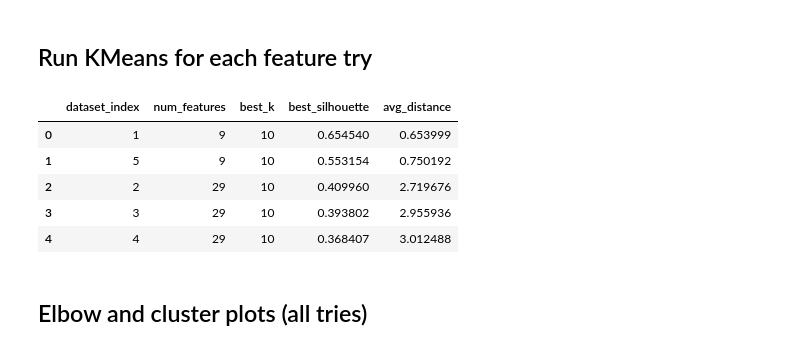
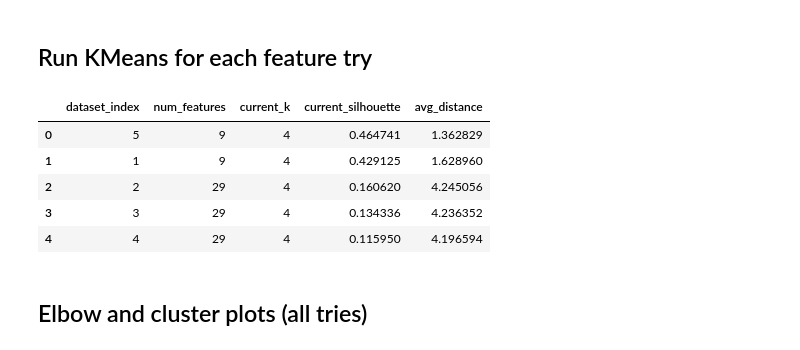
Before and after one commit to ImRoodyDev/HHS-Pyhthon-Pipeline, a Jupyter notebook: DEAI/WEEK 9/clustering.ipynb, the cells around one changed output. Cells and saved outputs as stored; diff of their text form; code cells hidden in the pictures.

```diff
--- a/DEAI/WEEK 9/clustering.ipynb
+++ b/DEAI/WEEK 9/clustering.ipynb
@@ -63,31 +74,36 @@ Try 5: ['Lot Area', 'Overall Qual', 'House Style_1.5Unf', 'House Style_1Story',
 # %% [markdown]
 ## Run KMeans for each feature try
 # %%
+# Store full output for each feature try
 results = []
-k_values = range(2, 11)
+
+# Hard-coded k value (change this based on your own analysis)
+current_k = 4
 
 for dataset_index, features in enumerate(datasets, start=1):
+    # Keep only required columns and remove missing rows
     clustering_df = df_hot_reloaded[features].dropna().copy()
 
+    # Scale features so distance-based clustering behaves well
     scaler = StandardScaler()
     X_scaled = scaler.fit_transform(clustering_df)
 
-    inertias = []
-    silhouettes = []
+    # Build elbow data (range of k and corresponding inertias)
+    elbow_k_values = list(range(2, 21))
+    elbow_inertias = []
 
-    for k in k_values:
-        km = KMeans(n_clusters=k, random_state=42, n_init=20)
-        labels_k = km.fit_predict(X_scaled)
-        inertias.append(km.inertia_)
-        silhouettes.append(silhouette_score(X_scaled, labels_k))
+    for k in elbow_k_values:
+        km_elbow = KMeans(n_clusters=k, random_state=42, n_init=20)
+        km_elbow.fit(X_scaled)
+        elbow_inertias.append(km_elbow.inertia_)
 
-    best_idx = int(np.argmax(silhouettes))
-    best_k = list(k_values)[best_idx]
+    # Fit KMeans with your chosen fixed k
+    km = KMeans(n_clusters=current_k, random_state=42, n_init=20)
+    labels_k = km.fit_predict(X_scaled)
+    current_silhouette = silhouette_score(X_scaled, labels_k)
 
-    kmeans = KMeans(n_clusters=best_k, random_state=42, n_init=20)
-    cluster_labels = kmeans.fit_predict(X_scaled)
-
-    all_distances = euclidean_distances(X_scaled, kmeans.cluster_centers_)
+    # Compute distance from each sample to its nearest center
+    all_distances = euclidean_distances(X_scaled, km.cluster_centers_)
     min_distances = all_distances.min(axis=1)
 
     cluster_distance_series = pd.Series(
@@ -96,57 +112,61 @@ for dataset_index, features in enumerate(datasets, start=1):
         name="distance_to_center",
     )
 
+    # Compute mean distance per cluster
     cluster_distance_mean = (
         pd.DataFrame({
-            "cluster": cluster_labels,
+            "cluster": labels_k,
             "distance_to_center": min_distances,
         })
         .groupby("cluster")["distance_to_center"]
         .mean()
         .rename("mean_distance")
     )
 
-    centers_original = scaler.inverse_transform(kmeans.cluster_centers_)
+    # Convert cluster centers back to original scale for readability
+    centers_original = scaler.inverse_transform(km.cluster_centers_)
     cluster_centers_df = pd.DataFrame(centers_original, columns=features)
-    cluster_centers_df.insert(0, "cluster", range(best_k))
+    cluster_centers_df.insert(0, "cluster", range(current_k))
     cluster_centers_df.insert(0, "dataset_index", dataset_index)
 
+    # Save everything needed for later plots and tables
     results.append({
         "dataset_index": dataset_index,
         "features": features,
         "data": clustering_df,
         "scaler": scaler,
         "X_scaled": X_scaled,
-        "k_values": list(k_values),
-        "inertias": inertias,
-        "silhouettes": silhouettes,
-        "best_k": best_k,
-        "model": kmeans,
-        "labels": cluster_labels,
+        "current_k": current_k,
+        "current_silhouette": current_silhouette,
+        "model": km,
+        "labels": labels_k,
         "distance_series": cluster_distance_series,
         "distance_mean": cluster_distance_mean,
         "centers_df": cluster_centers_df,
+        "elbow_k_values": elbow_k_values,
+        "elbow_inertias": elbow_inertias,
     })
 
+# Build a compact comparison table for all tries
 results_summary = pd.DataFrame([
     {
         "dataset_index": run["dataset_index"],
         "num_features": len(run["features"]),
-        "best_k": run["best_k"],
-        "best_silhouette": max(run["silhouettes"]),
+        "current_k": run["current_k"],
+        "current_silhouette": run["current_silhouette"],
         "avg_distance": run["distance_series"].mean(),
     }
     for run in results
-]).sort_values("best_silhouette", ascending=False)
+]).sort_values("current_silhouette", ascending=False)
 
 results_summary.reset_index(drop=True)
 # %% [output]
-|  | dataset_index | num_features | best_k | best_silhouette | avg_distance |
-| 0 | 1 | 9 | 10 | 0.654540 | 0.653999 |
-| 1 | 5 | 9 | 10 | 0.553154 | 0.750192 |
-| 2 | 2 | 29 | 10 | 0.409960 | 2.719676 |
-| 3 | 3 | 29 | 10 | 0.393802 | 2.955936 |
-| 4 | 4 | 29 | 10 | 0.368407 | 3.012488 |
+|  | dataset_index | num_features | current_k | current_silhouette | avg_distance |
+| 0 | 5 | 9 | 4 | 0.464741 | 1.362829 |
+| 1 | 1 | 9 | 4 | 0.429125 | 1.628960 |
+| 2 | 2 | 29 | 4 | 0.160620 | 4.245056 |
+| 3 | 3 | 29 | 4 | 0.134336 | 4.236352 |
+| 4 | 4 | 29 | 4 | 0.115950 | 4.196594 |
 # %% [markdown]
 ## Elbow and cluster plots (all tries)
 # %%
```
Also changed, not shown: parts of 8 cells of this notebook.
